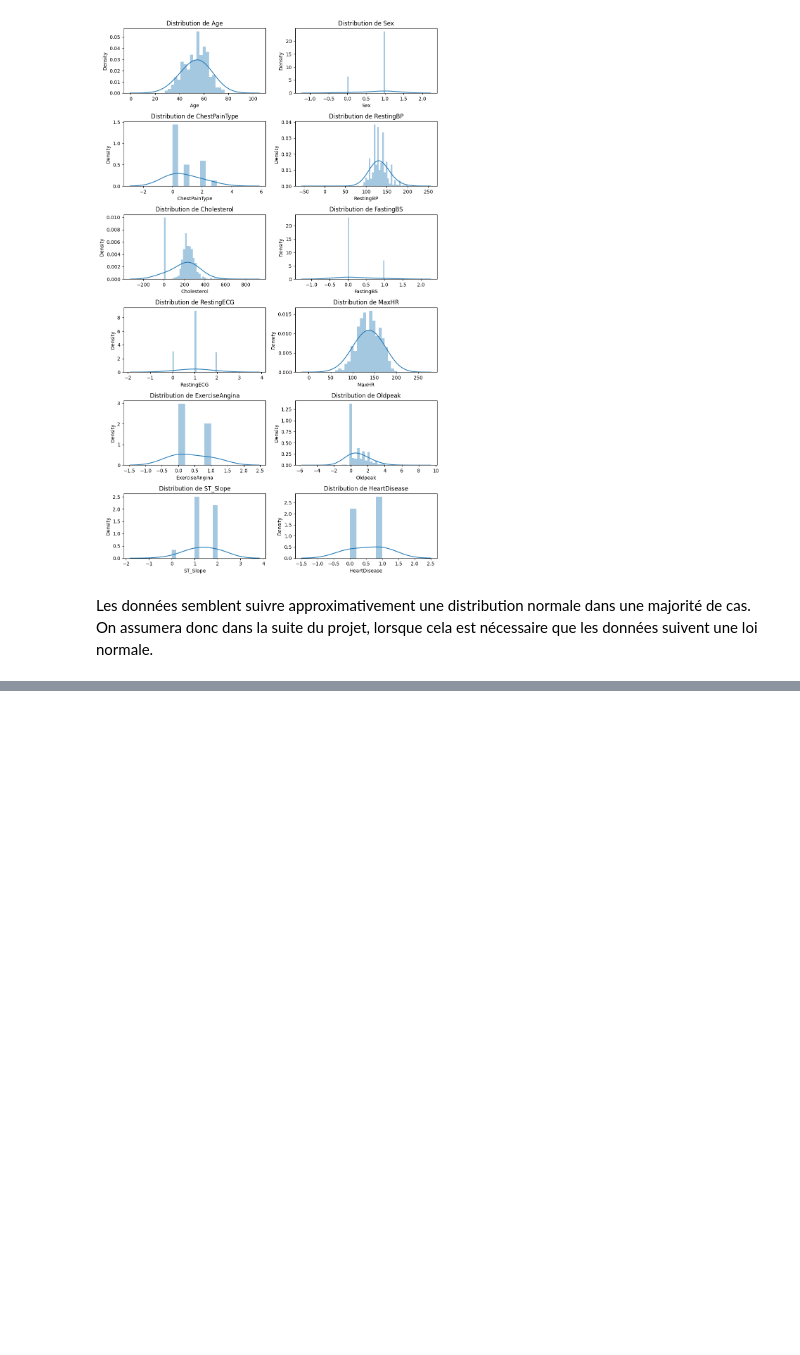
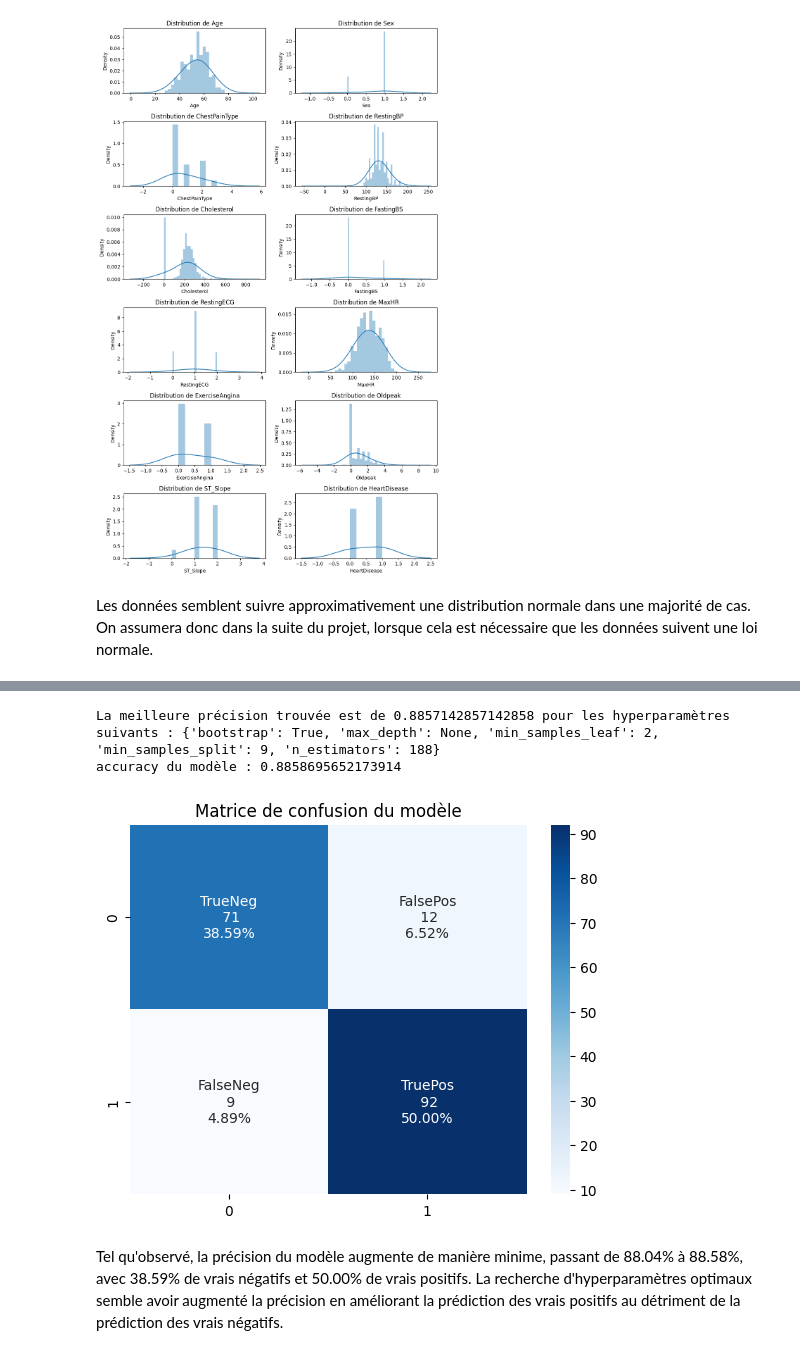
Before and after one commit to MorganChabaudENSSAT/projet_ift712, a Jupyter notebook: Projet IFT712.ipynb, the cells around one changed output, grey strips where cells are left out. Cells and saved outputs as stored; diff of their text form; code cells hidden in the pictures; blank space fills up the shorter version.

```diff
--- a/Projet IFT712.ipynb
+++ b/Projet IFT712.ipynb
@@ -184,4 +198,10 @@ accuracy du modèle : 0.8967391304347826
 # %%
-best_forest_estimator = forest.hyper_parameters_search(X_train, y_train)
+best_forest_estimator = forest.hyper_parameters_search(X_train, y_train, seed)
 best_forest = foret_aleatoire(data, features_names=features_names, features_nbr=features_nbr, model = best_forest_estimator)
 best_forest.evaluate_model(X_test,y_test)
+# %% [output]
+La meilleure précision trouvée est de 0.8857142857142858 pour les hyperparamètres suivants : {'bootstrap': True, 'max_depth': None, 'min_samples_leaf': 2, 'min_samples_split': 9, 'n_estimators': 188}
+accuracy du modèle : 0.8858695652173914
+[figure, added]
+# %% [markdown]
+Tel qu'observé, la précision du modèle augmente de manière minime, passant de 88.04% à 88.58%, avec 38.59% de vrais négatifs et 50.00% de vrais positifs. La recherche d'hyperparamètres optimaux semble avoir augmenté la précision en améliorant la prédiction des vrais positifs au détriment de la prédiction des vrais négatifs.
```
Also changed, not shown: parts of 17 cells of this notebook.
